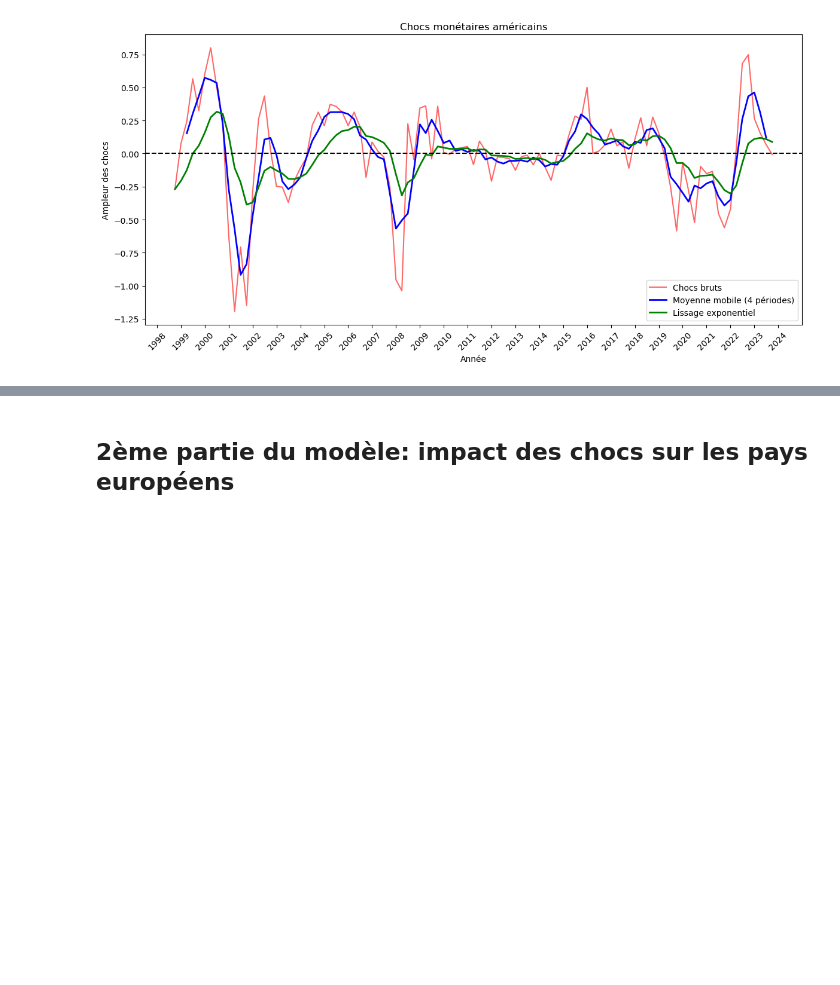
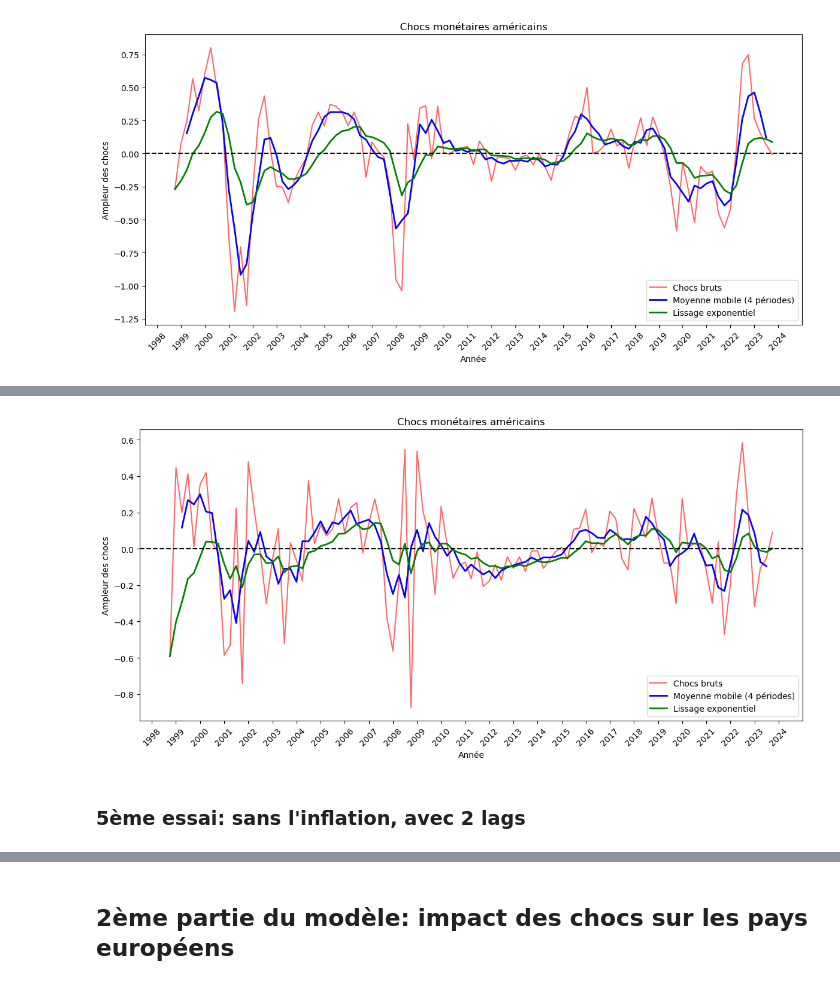
Before and after one commit to enriquealarcon01/Stat-App, a Jupyter notebook: modèle/modèle US.ipynb, the cells around one changed output, grey strips where cells are left out. Cells and saved outputs as stored; diff of their text form; code cells hidden in the pictures; blank space fills up the shorter version.

```diff
--- a/modèle/modèle US.ipynb
+++ b/modèle/modèle US.ipynb
@@ -531,0 +625,36 @@ plt.show()
+# %%
+import pandas as pd
+import matplotlib.pyplot as plt
+import matplotlib.dates as mdates
+
+#data_US_clean.index = data_US_clean.index.to_timestamp()
+
+
+# Appliquer une moyenne glissante sur 6 périodes (ajuster selon les besoins)
+data_US_clean['monetary_shocks_smooth'] = data_US_clean['monetary_shocks_2lags_v2'].rolling(window=4, center=True).mean()
+data_US_clean['monetary_shocks_ewma'] = data_US_clean['monetary_shocks_2lags_v2'].ewm(span=10, adjust=False).mean()
+
+# Tracer les séries
+plt.figure(figsize=(12, 6))
+plt.plot(data_US_clean.index, data_US_clean['monetary_shocks_2lags_v2'], color='red', alpha=0.6, label='Chocs bruts')
+plt.plot(data_US_clean.index, data_US_clean['monetary_shocks_smooth'], color='blue', linewidth=2, label='Moyenne mobile (4 périodes)')
+plt.plot(data_US_clean.index, data_US_clean['monetary_shocks_ewma'], color='green', linewidth=2, label='Lissage exponentiel')
+plt.axhline(0, linestyle="--", color="black")
+plt.xlabel('Année')
+plt.ylabel('Ampleur des chocs')
+plt.title('Chocs monétaires américains')
+plt.legend()
+
+# 👉 Personnaliser l'axe des X pour afficher une année tous les ans
+ax = plt.gca()
+ax.xaxis.set_major_locator(mdates.YearLocator(1))  # Ticks tous les ans
+ax.xaxis.set_major_formatter(mdates.DateFormatter('%Y'))  # Format affiché : 2020, 2021, etc.
+plt.xticks(rotation=45)
+
+plt.tight_layout()
+plt.savefig("monetary_shocks_2lags_v2.png", dpi=300)
+plt.show()
+# %% [output]
+[figure, added]
+# %% [markdown]
+### 5ème essai: sans l'inflation, avec 2 lags
```
Also changed, not shown: parts of 15 cells of this notebook, 5 other files.
